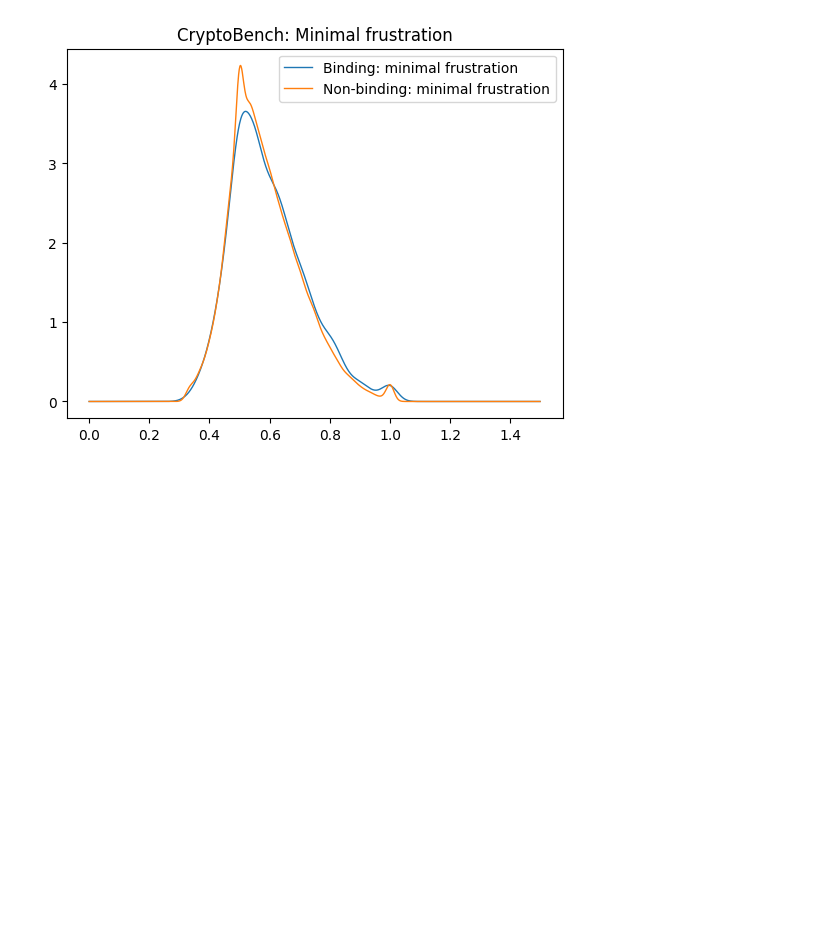
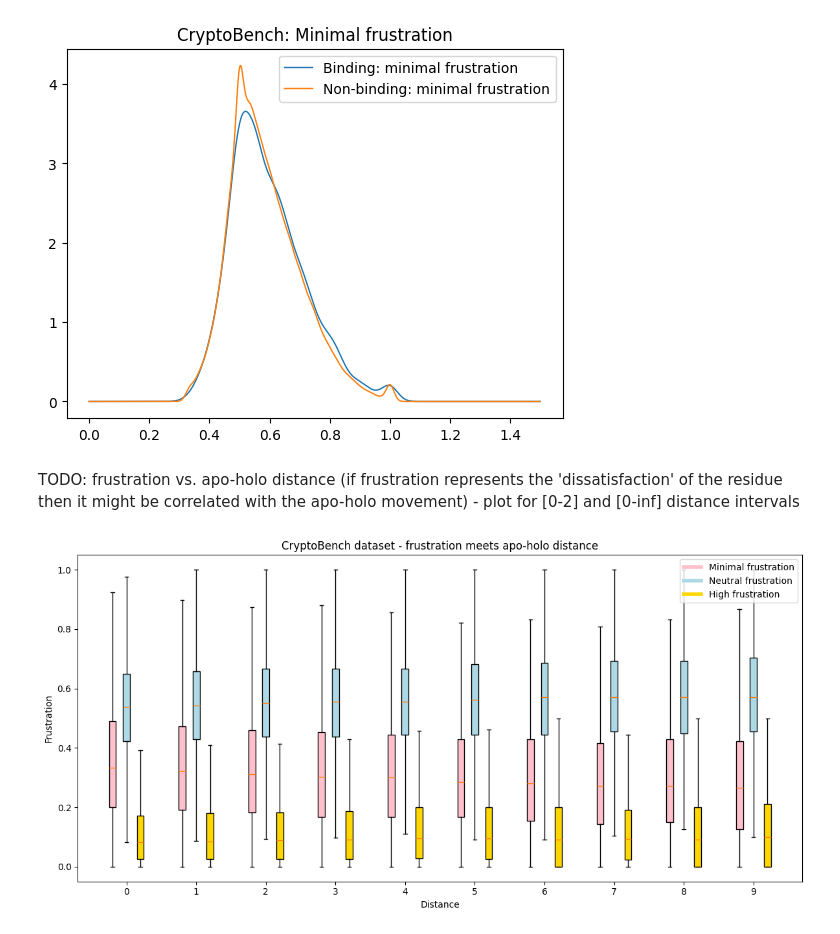
Before and after one commit to skrhakv/pocket-movement-analysis, a Jupyter notebook: src/feature-analysis/frustration/analysis.ipynb, the cells around one changed output. Drawn from its saved outputs; the diff is of its cells as text; code cells hidden in the pictures; blank space fills up the shorter version.

Commit message:
draw some barplots out of frustration haha

```diff
--- a/src/feature-analysis/frustration/analysis.ipynb
+++ b/src/feature-analysis/frustration/analysis.ipynb
@@ -2,6 +2,9 @@
 import biotite.structure.io.pdb as pdb
 import biotite.structure as struc
 import os, csv
+import scipy
+import matplotlib.pyplot as plt
+from matplotlib.lines import Line2D
 
 import numpy as np
 
@@ -9,6 +12,9 @@ def get_frustration_path(dataset, mode, id=None):
     if id:
         return f'/home/vit/Projects/flexibility-analysis/data/features/frustration/{dataset}/{mode}/{id}_{id[4]}.done'
     return f'/home/vit/Projects/flexibility-analysis/data/features/frustration/{dataset}/{mode}'
+
+def get_distance_path(dataset):
+    return f'/home/vit/Projects/flexibility-analysis/data/features/residue-distances/{dataset}'
 
 def check_consistency(dataset, mode, id):
     fluctuation_path = f'/home/vit/Projects/flexibility-analysis/data/features/fluctuation/{dataset}/fluctuation'
@@ -234,3 +252,5 @@ plot_kde(minimal_frustration_binding, minimal_frustration_nonbinding, title='Cry
 [figure]
 [figure]
 [figure]
+# %% [markdown]
+TODO: frustration vs. apo-holo distance (if frustration represents the 'dissatisfaction' of the residue then it might be correlated with the apo-holo movement) - plot for [0-2] and [0-inf] distance intervals
@@ -236,0 +328,34 @@ plot_kde(minimal_frustration_binding, minimal_frustration_nonbinding, title='Cry
+# %%
+def boxplot(frustration, distances, xlim=(0, DISTANCE_CLIP_THRESHOLD), ylim=None, title='', labels=['', '', '']):
+    plt.figure(figsize=(12, 6))
+    colors = ['pink', 'lightblue', 'gold']
+    x = np.array(list(range(xlim[0], xlim[1])))
+
+    for i in x:
+        indices = np.where(distances == i)
+
+        boxplot = plt.boxplot(frustration[indices],0,'',positions=[i-0.2,i,i+0.2],widths=0.1, patch_artist=True)
+        # fill with color:
+        for i, patch in enumerate(boxplot['boxes']):
+            patch.set_facecolor(colors[i])
+
+    custom_lines = [Line2D([0], [0], color=colors[0], lw=4),
+                    Line2D([0], [0], color=colors[1], lw=4),
+                    Line2D([0], [0], color=colors[2], lw=4)]
+
+    plt.legend(custom_lines, labels)
+
+    plt.xlabel('Distance')
+
+    plt.xticks(x, x)
+    if ylim:
+        plt.ylim(0, ylim)
+    plt.ylabel('Frustration')
+    plt.title(title)
+    plt.tight_layout()
+    plt.show()
+
+
+boxplot(frustration, rounded_distances, title='CryptoBench dataset - frustration meets apo-holo distance', labels=['Minimal frustration', 'Neutral frustration', 'High frustration'])
+# %% [output]
+[figure, added]
```
Also changed, not shown: parts of 7 cells of this notebook.
